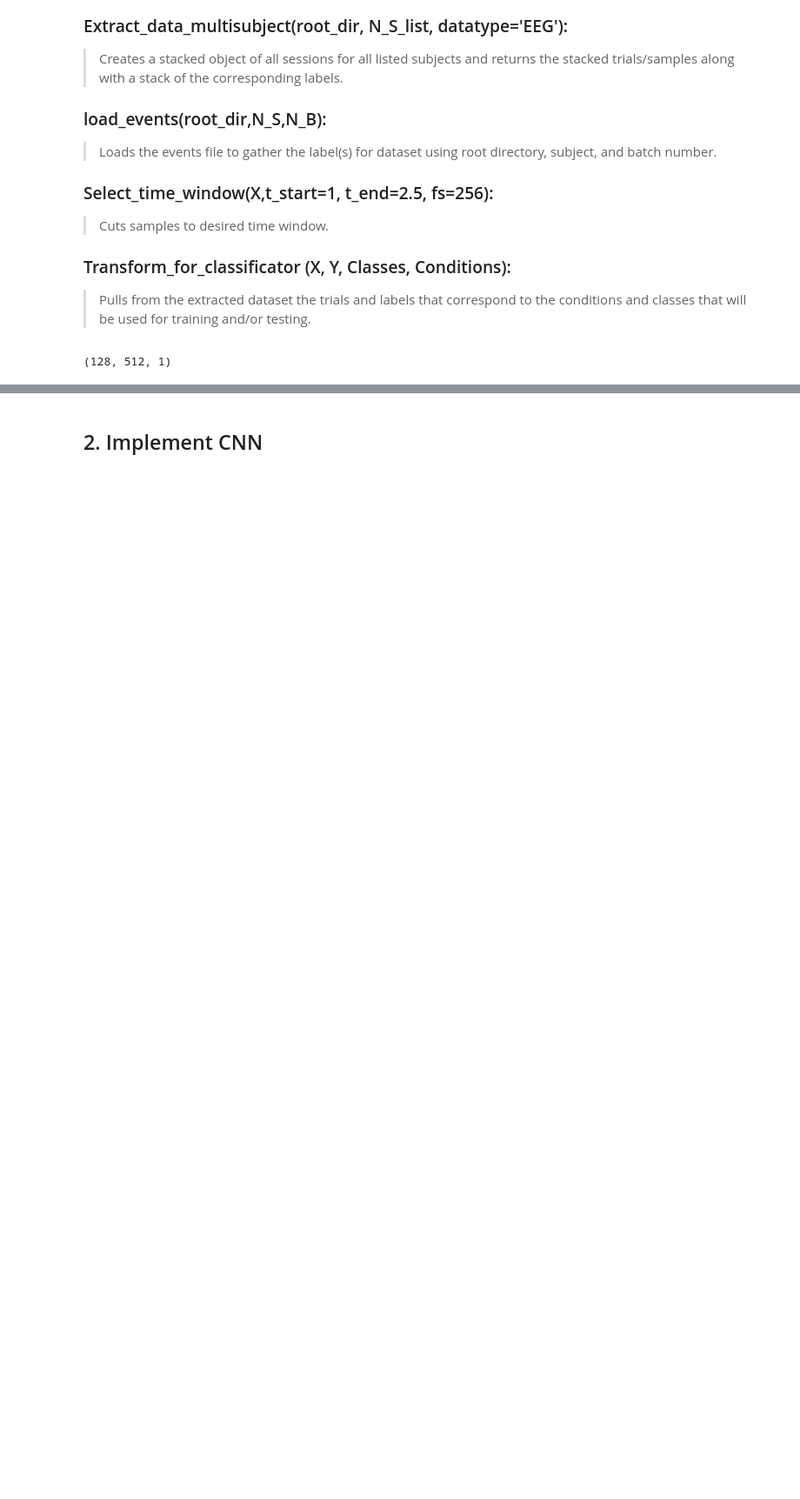
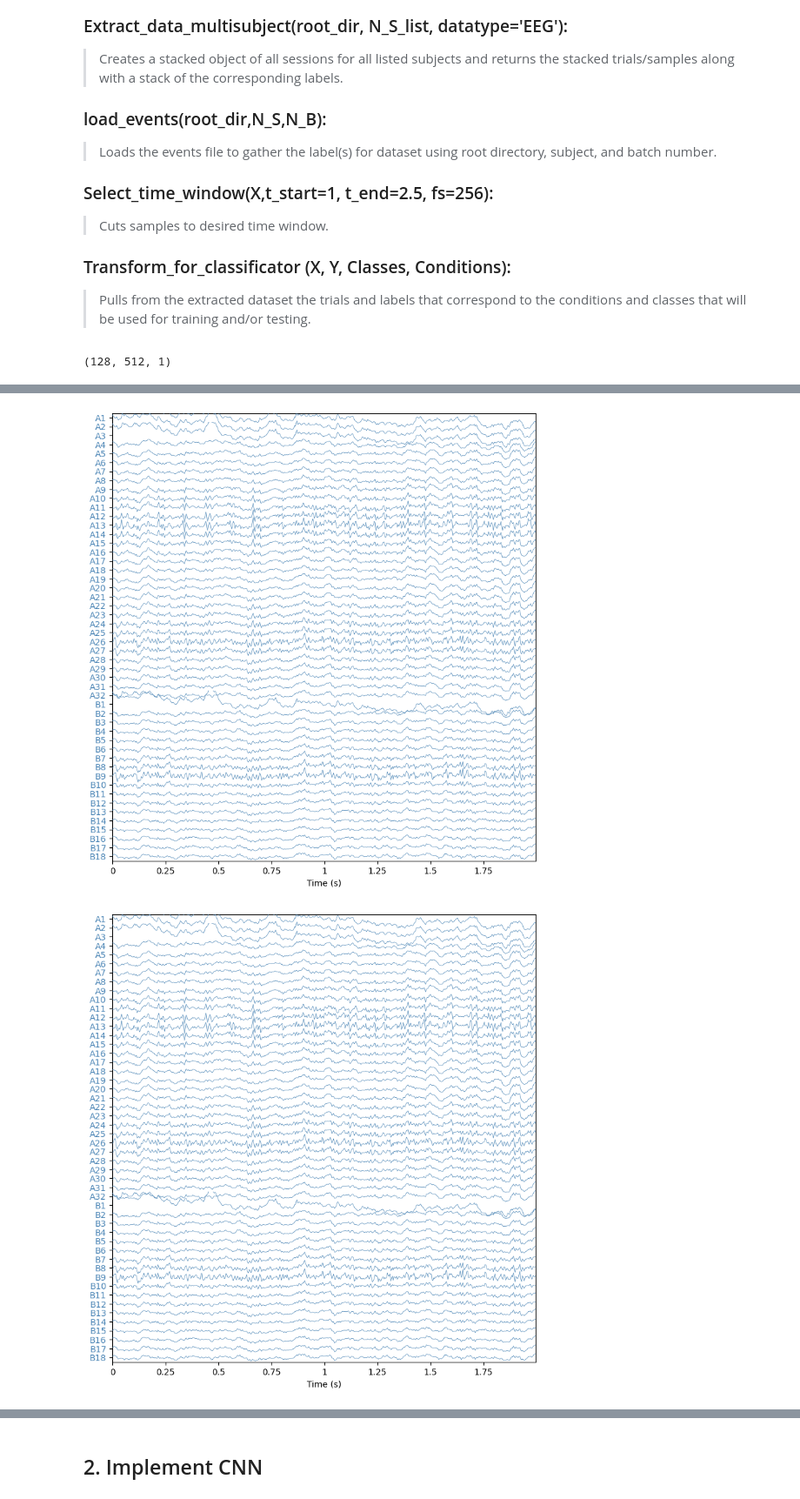
Before and after one commit to nelewerner/ml-project, a Jupyter notebook: inner-speech-drake.ipynb, the cells around one changed output, grey strips where cells are left out. Shown at 87% size. Saved outputs shown, nothing was run; the diff lists cells and outputs as text; code cells hidden in the pictures; blank space fills up the shorter version.

```diff
--- a/inner-speech-drake.ipynb
+++ b/inner-speech-drake.ipynb
@@ -101,0 +195,5 @@ y = pd.get_dummies(labels)
+# %%
+raw.plot(n_channels=50, color = 'steelblue',show_scrollbars= False, show_scalebars= False, time_format="float")
+# %% [output]
+[figure, added]
+[figure, added]
```
Also changed, not shown: parts of 35 cells of this notebook.
